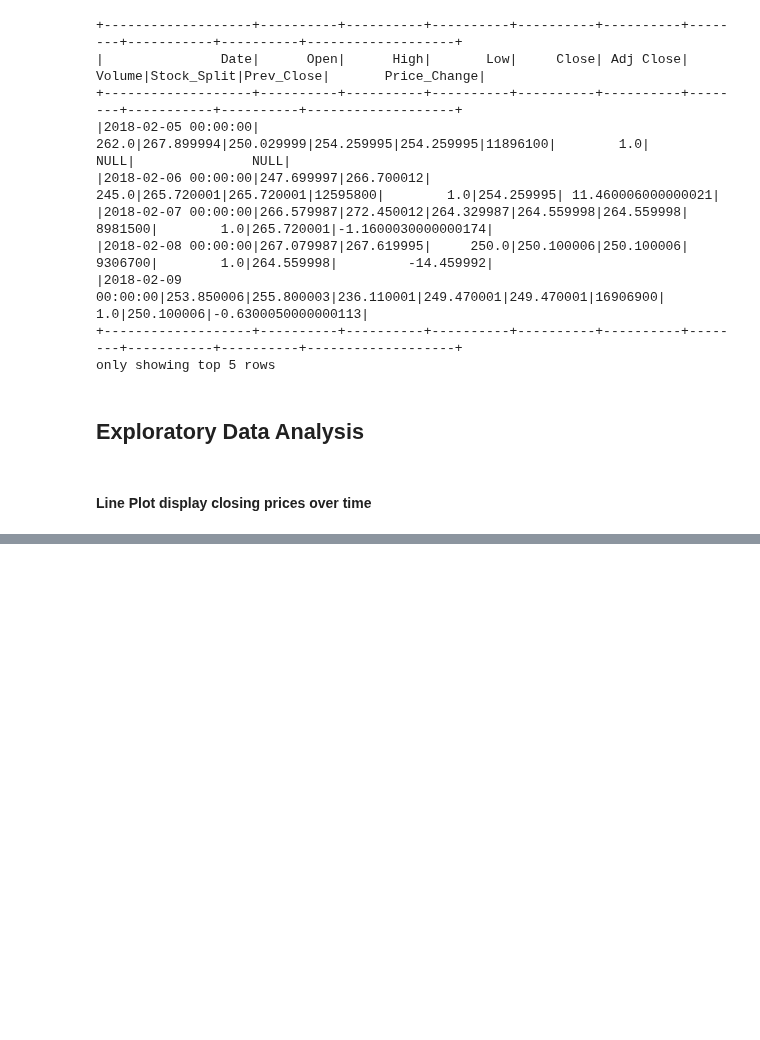
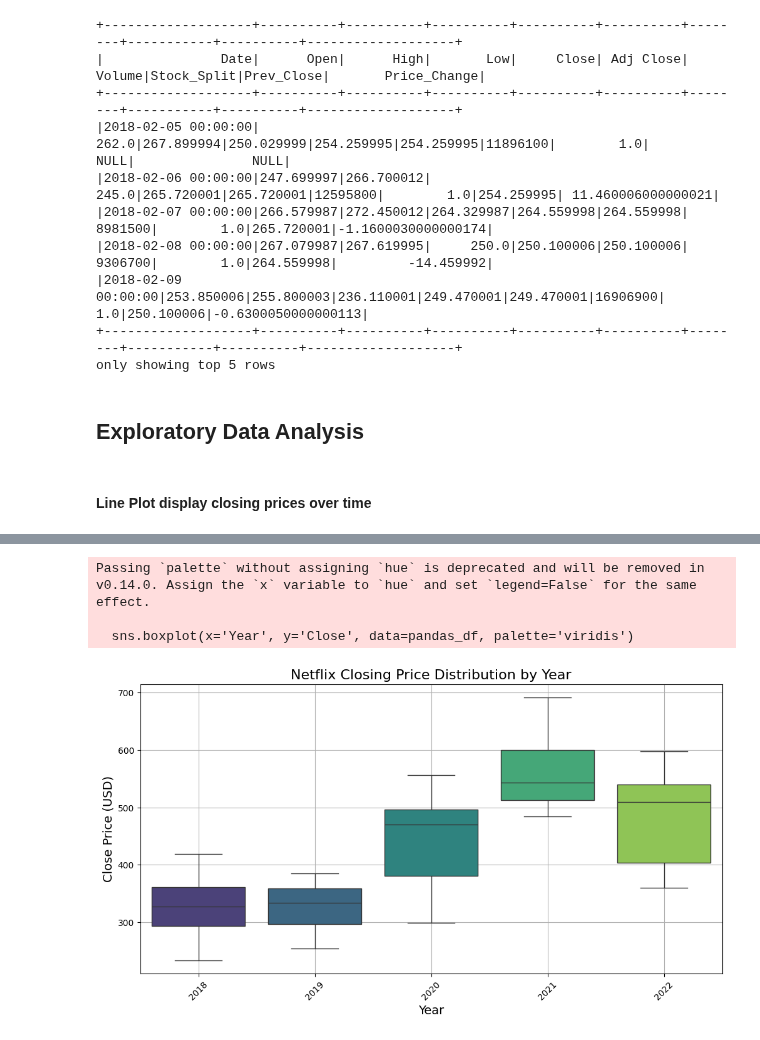
Before and after one commit to 23092003e/Stock-Price-Forecasting-System-Using-Apache-Spark, a Jupyter notebook: src.ipynb, the cells around one changed output, grey strips where cells are left out. Cells and saved outputs as stored; diff of their text form; code cells hidden in the pictures; blank space fills up the shorter version.

```diff
--- a/src.ipynb
+++ b/src.ipynb
@@ -189,0 +214,18 @@ plt.show()
+# %%
+# Trích xuất năm từ cột Date
+pandas_df['Year'] = pandas_df['Date'].dt.year
+
+# Vẽ biểu đồ
+plt.figure(figsize=(12, 6))
+sns.boxplot(x='Year', y='Close', data=pandas_df, palette='viridis')
+plt.title('Netflix Closing Price Distribution by Year', fontsize=16)
+plt.xlabel('Year', fontsize=14)
+plt.ylabel('Close Price (USD)', fontsize=14)
+plt.xticks(rotation=45)
+plt.grid(True)
+plt.show()
+# %% [output]
+Passing `palette` without assigning `hue` is deprecated and will be removed in v0.14.0. Assign the `x` variable to `hue` and set `legend=False` for the same effect.
+
+  sns.boxplot(x='Year', y='Close', data=pandas_df, palette='viridis')
+[figure, added]
```
Also changed, not shown: parts of 11 cells of this notebook, 4 other files.
